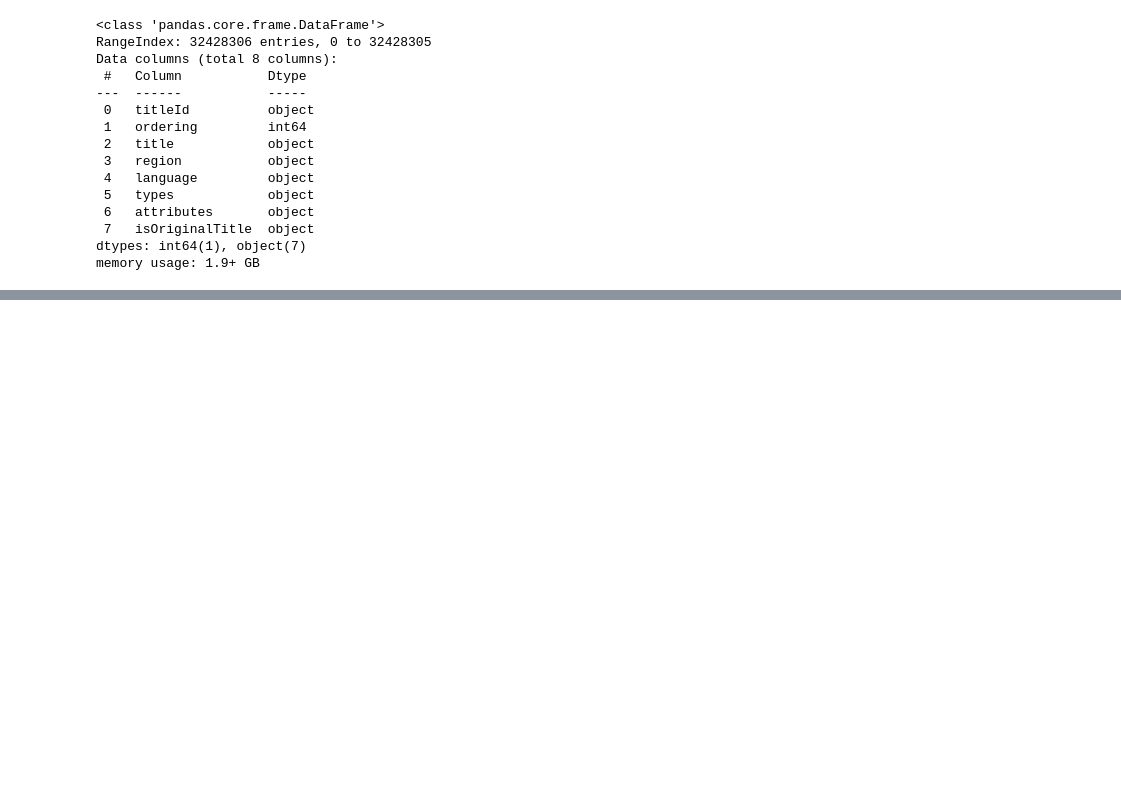
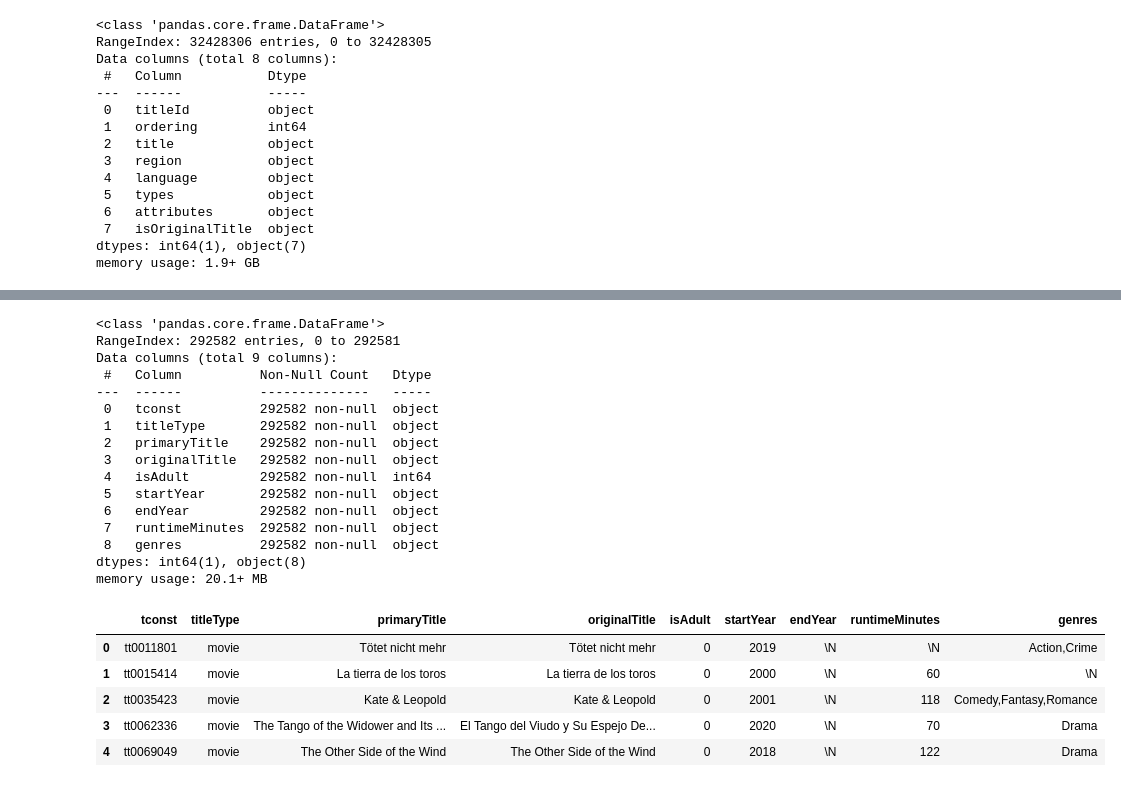
Before and after one commit to allensheneka/movieStats, a Jupyter notebook: movieStats.ipynb, the cells around one changed output, grey strips where cells are left out. Cells and saved outputs as stored; diff of their text form; code cells hidden in the pictures; blank space fills up the shorter version.

```diff
--- a/movieStats.ipynb
+++ b/movieStats.ipynb
@@ -259,9 +284,3 @@ Data columns (total 8 columns):
  7   isOriginalTitle  object
 dtypes: int64(1), object(7)
 memory usage: 1.9+ GB
-# %%
-# replace all table nulls with 'Missing' string value since all object dtype
-
-# Modified code: https://www.statology.org/fillna-multiple-columns-pandas/
-df[['primaryTitle', 'originalTitle', 'genres']] = df[['primaryTitle', 'originalTitle', 'genres']].fillna(value='Missing')
-df2[['title', 'region']] = df2[['title', 'region']].fillna(value='Missing')
@@ -294,0 +319,29 @@ basics.head()
+# %%
+## Saving filtered file as csv.gz and immediately loading (to verify)
+df.to_csv('Data/title_basics_cleaned.csv.gz',compression='gzip',index=False)
+df = pd.read_csv('Data/title_basics_cleaned.csv.gz')
+df.info()
+df.head()
+# %% [output]
+<class 'pandas.core.frame.DataFrame'>
+RangeIndex: 292582 entries, 0 to 292581
+Data columns (total 9 columns):
+ #   Column          Non-Null Count   Dtype
+---  ------          --------------   -----
+ 0   tconst          292582 non-null  object
+ 1   titleType       292582 non-null  object
+ 2   primaryTitle    292582 non-null  object
+ 3   originalTitle   292582 non-null  object
+ 4   isAdult         292582 non-null  int64
+ 5   startYear       292582 non-null  object
+ 6   endYear         292582 non-null  object
+ 7   runtimeMinutes  292582 non-null  object
+ 8   genres          292582 non-null  object
+dtypes: int64(1), object(8)
+memory usage: 20.1+ MB
+|  | tconst | titleType | primaryTitle | originalTitle | isAdult | startYear | endYear | runtimeMinutes | genres |
+| 0 | tt0011801 | movie | Tötet nicht mehr | Tötet nicht mehr | 0 | 2019 | \N | \N | Action,Crime |
+| 1 | tt0015414 | movie | La tierra de los toros | La tierra de los toros | 0 | 2000 | \N | 60 | \N |
+| 2 | tt0035423 | movie | Kate & Leopold | Kate & Leopold | 0 | 2001 | \N | 118 | Comedy,Fantasy,Romance |
+| 3 | tt0062336 | movie | The Tango of the Widower and Its ... | El Tango del Viudo y Su Espejo De... | 0 | 2020 | \N | 70 | Drama |
+| 4 | tt0069049 | movie | The Other Side of the Wind | The Other Side of the Wind | 0 | 2018 | \N | 122 | Drama |
```
Also changed, not shown: parts of 30 cells of this notebook, 2 other files.
